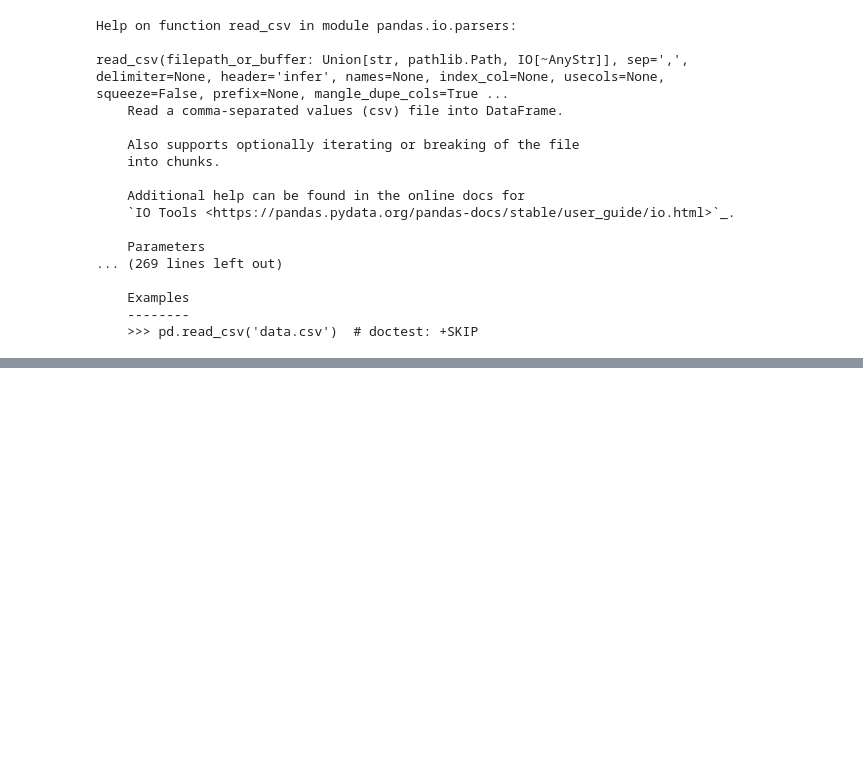
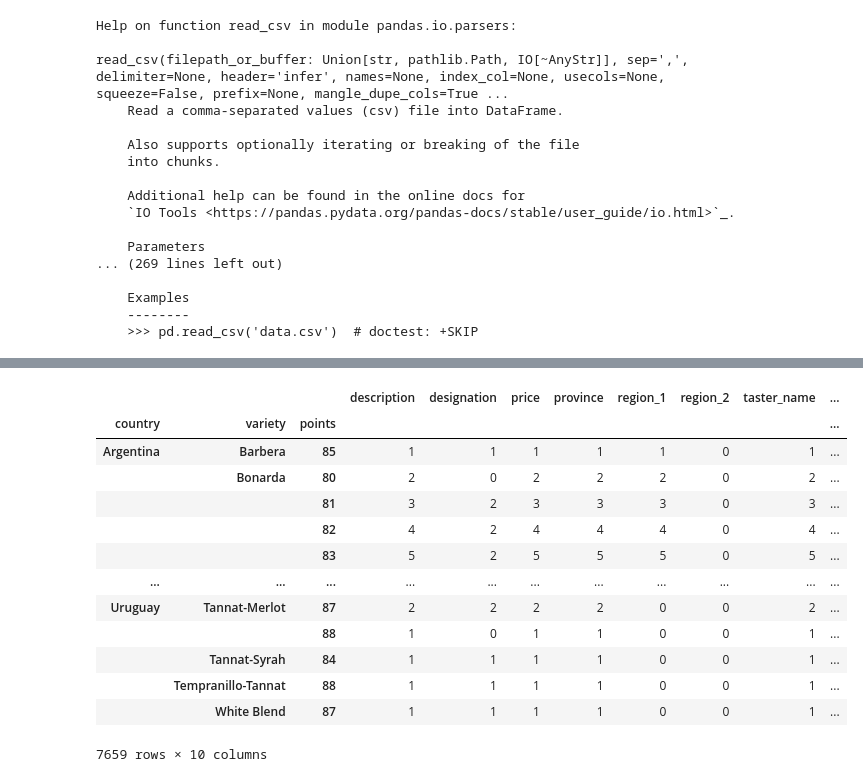
Before and after one commit to Govind-Patwal/My_Testing_Corner_at_GitHub, a Jupyter notebook: Courses/Kaggle/Pandas/pandas_practice.ipynb, the cells around one changed output, grey strips where cells are left out. Saved outputs shown, nothing was run; the diff lists cells and outputs as text; code cells hidden in the pictures; blank space fills up the shorter version.

Commit message:
added to missionDataJobStart

```diff
--- a/Courses/Kaggle/Pandas/pandas_practice.ipynb
+++ b/Courses/Kaggle/Pandas/pandas_practice.ipynb
@@ -40,0 +172,3 @@ read_csv(filepath_or_buffer: Union[str, pathlib.Path, IO[~AnyStr]], sep=',', del
+# %%
+reviews = pd.read_csv("winemag-data-130k-v2.csv", index_col =0)
+reviews
@@ -40,0 +302,18 @@ read_csv(filepath_or_buffer: Union[str, pathlib.Path, IO[~AnyStr]], sep=',', del
+# %%
+country_variety_counts = reviews.groupby(['country', 'variety', 'points']).count()
+country_variety_counts
+# %% [output]
+|  |  |  | description | designation | price | province | region_1 | region_2 | taster_name | ... |
+| country | variety | points |  |  |  |  |  |  |  | ... |
+| Argentina | Barbera | 85 | 1 | 1 | 1 | 1 | 1 | 0 | 1 | ... |
+|  | Bonarda | 80 | 2 | 0 | 2 | 2 | 2 | 0 | 2 | ... |
+|  |  | 81 | 3 | 2 | 3 | 3 | 3 | 0 | 3 | ... |
+|  |  | 82 | 4 | 2 | 4 | 4 | 4 | 0 | 4 | ... |
+|  |  | 83 | 5 | 2 | 5 | 5 | 5 | 0 | 5 | ... |
+| ... | ... | ... | ... | ... | ... | ... | ... | ... | ... | ... |
+| Uruguay | Tannat-Merlot | 87 | 2 | 2 | 2 | 2 | 0 | 0 | 2 | ... |
+|  |  | 88 | 1 | 0 | 1 | 1 | 0 | 0 | 1 | ... |
+|  | Tannat-Syrah | 84 | 1 | 1 | 1 | 1 | 0 | 0 | 1 | ... |
+|  | Tempranillo-Tannat | 88 | 1 | 1 | 1 | 1 | 0 | 0 | 1 | ... |
+|  | White Blend | 87 | 1 | 1 | 1 | 1 | 0 | 0 | 1 | ... |
+7659 rows × 10 columns
```
Also changed, not shown: parts of 17 cells of this notebook, 1 other file.
